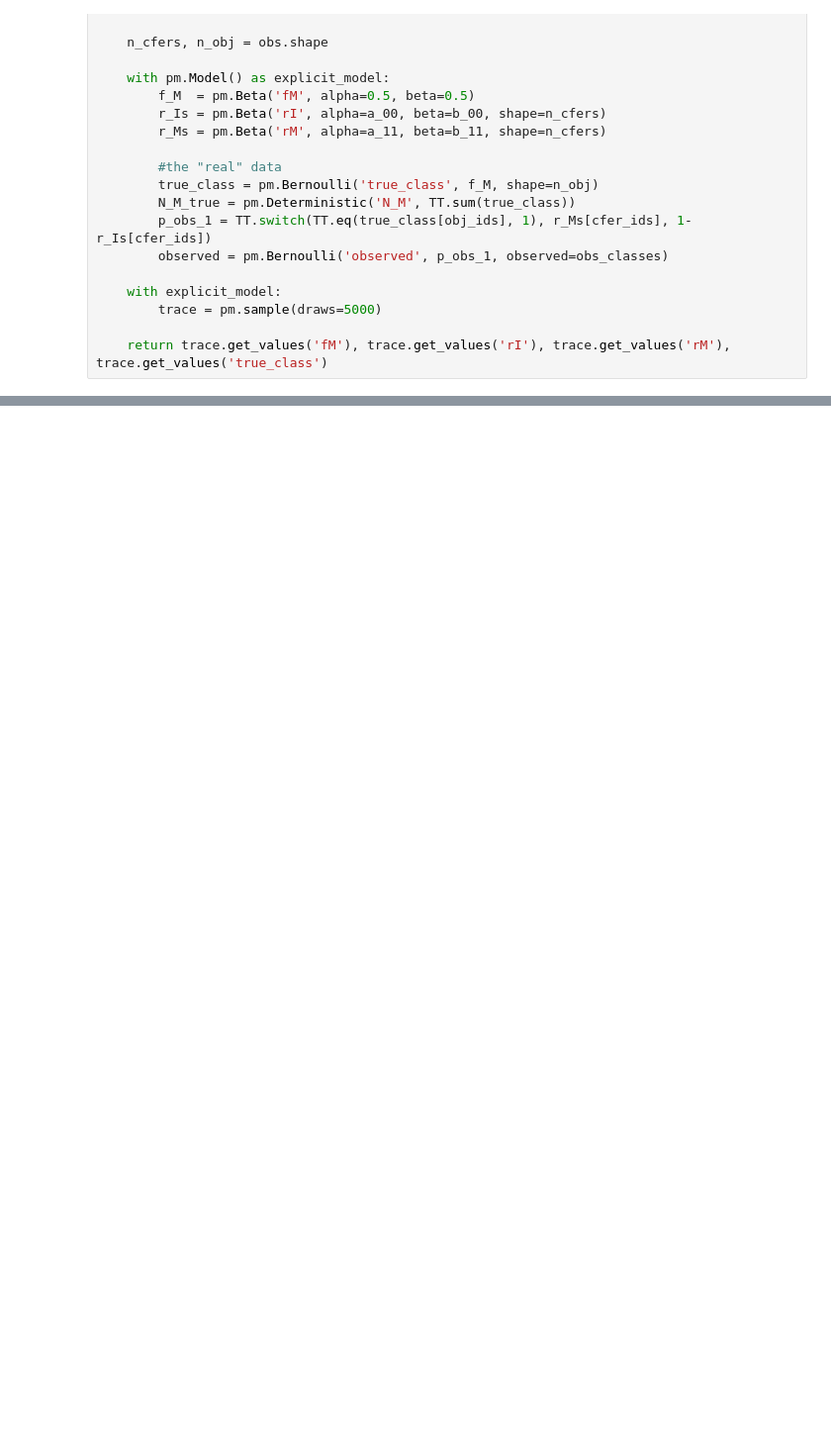
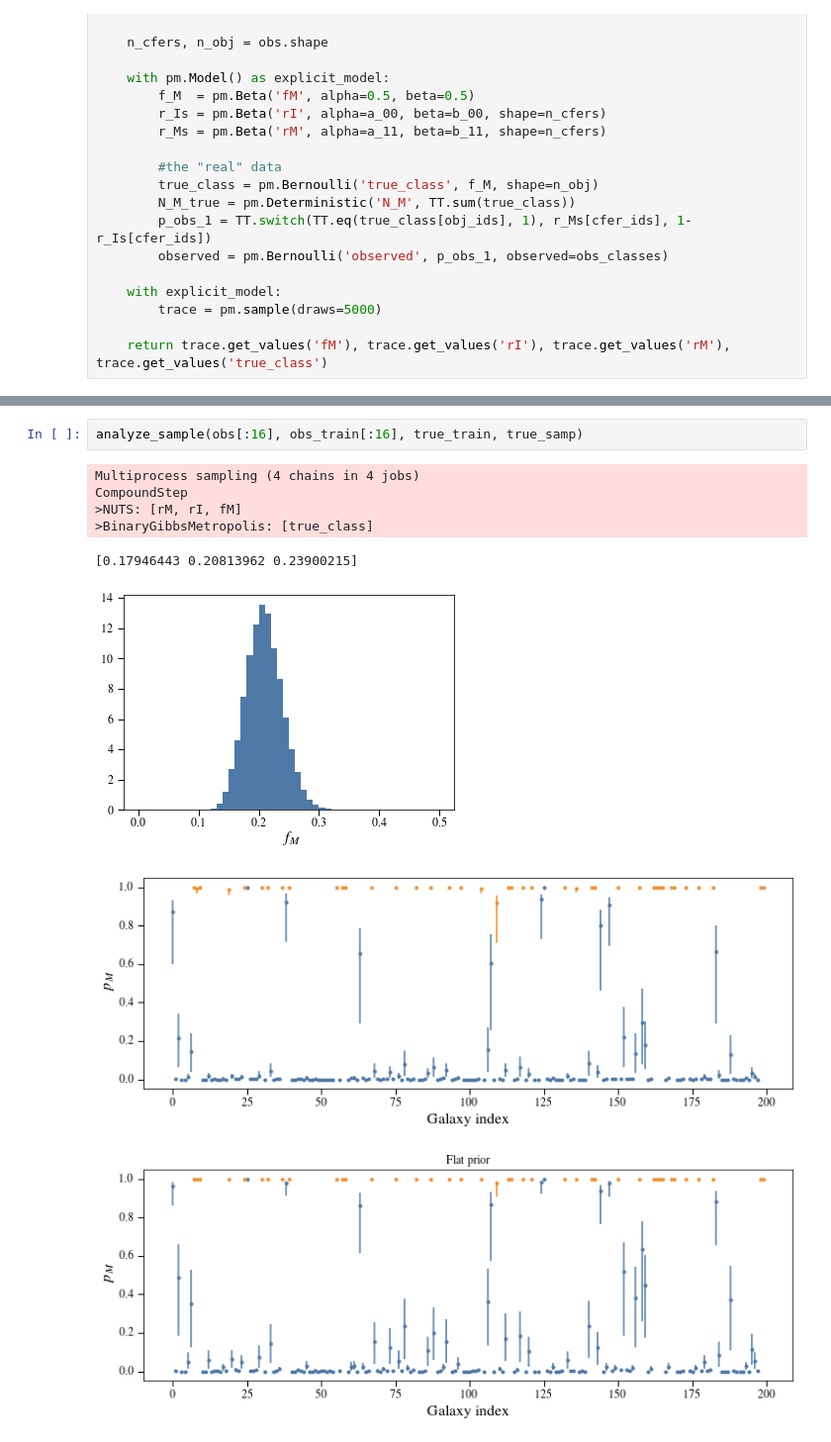
Before and after one commit to dncnwtts/merger_classification, a Jupyter notebook: pymc_model.ipynb, the cells around one changed output, grey strips where cells are left out. Shown at 99% size. Cells and saved outputs as stored; diff of their text form; blank space fills up the shorter version.

```diff
--- a/pymc_model.ipynb
+++ b/pymc_model.ipynb
@@ -213,0 +204,11 @@ CompoundStep
+# %%
+analyze_sample(obs[:16], obs_train[:16], true_train, true_samp)
+# %% [output]
+Multiprocess sampling (4 chains in 4 jobs)
+CompoundStep
+>NUTS: [rM, rI, fM]
+>BinaryGibbsMetropolis: [true_class]
+[0.17946443 0.20813962 0.23900215]
+[figure, added]
+[figure, added]
+[figure, added]
```
Also changed, not shown: parts of 8 cells of this notebook.
